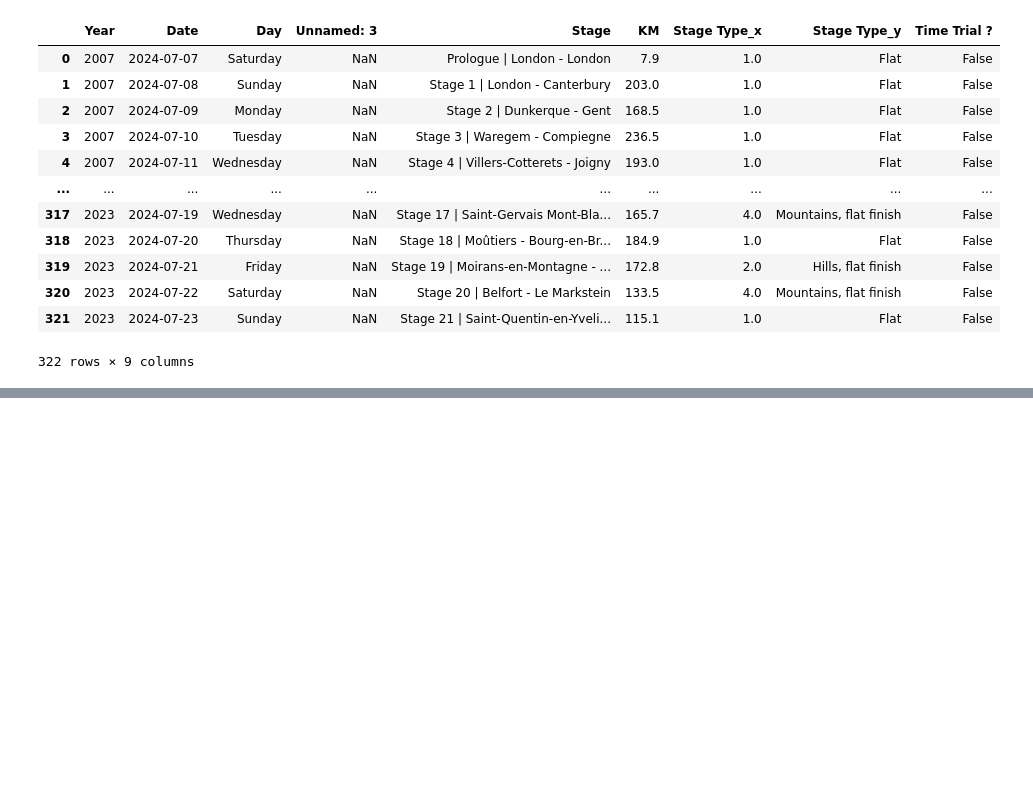
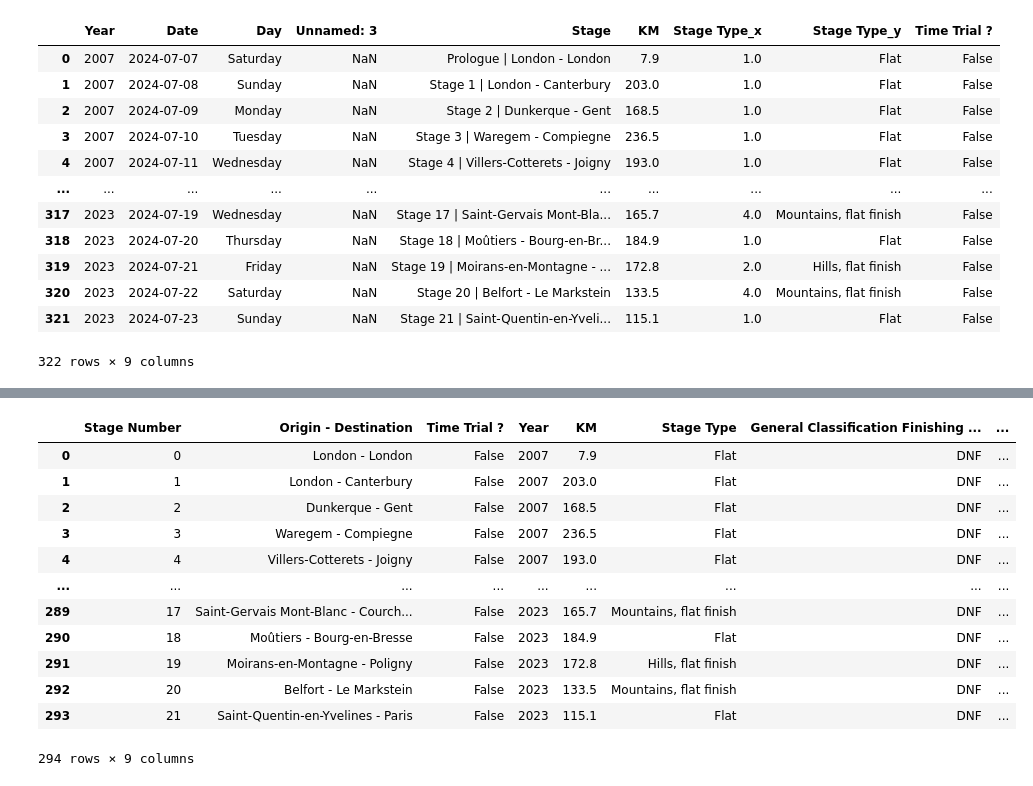
Before and after one commit to cuonglam0105/Preppin-Python, a Jupyter notebook: 2024_W27/2024W27_Solution.ipynb, the cells around one changed output, grey strips where cells are left out. Drawn from its saved outputs; the diff is of its cells as text; code cells hidden in the pictures; blank space fills up the shorter version.

```diff
--- a/2024_W27/2024W27_Solution.ipynb
+++ b/2024_W27/2024W27_Solution.ipynb
@@ -181,0 +296,9 @@ merged_df
+# %%
+# Filter the wins_df to include only 'Tour de France' records
+tour_de_france_wins_df = wins_df[wins_df['Race Name'] == 'Tour de France']
+
+# Extract year from 'Date' as 'Year'
+tour_de_france_wins_df['Year'] = tour_de_france_wins_df['Date'].dt.year
+# Keep only the necessary columns
+tour_de_france_wins_df = tour_de_france_wins_df[['Stage', 'Year']]
+tour_de_france_wins_df
@@ -181,0 +328,4 @@ merged_df
+# %%
+# Perform the join
+final_df = filtered_df.merge(tour_de_france_wins_df, left_on=['Stage Number', 'Year'], right_on=['Stage', 'Year'], how='left')
+final_df
@@ -181,0 +346,4 @@ merged_df
+# %%
+# Rename 'Stage Type_y' to 'Stage Type'
+final_df.rename(columns={'Stage Type_y': 'Stage Type'}, inplace=True)
+final_df
@@ -181,0 +364,5 @@ merged_df
+# %%
+tour_de_france_starts_df = tour_starts_df[tour_starts_df['Grand tour'] == 'Tour de France']
+tour_de_france_starts_df.rename(columns={'GC': 'General Classification Finishing Position', 'Points': 'Points Finishing Position'}, inplace=True)
+tour_de_france_starts_df = tour_de_france_starts_df[['Season', 'General Classification Finishing Position', 'Points Finishing Position']]
+tour_de_france_starts_df
@@ -181,0 +389,27 @@ merged_df
+# %%
+# Perform the join
+final_df = final_df.merge(tour_de_france_starts_df, left_on='Year', right_on='Season', how='inner')
+
+# Drop the redundant 'Season' column
+final_df.drop(columns=['Season'], inplace=True)
+# Create 'Stages Won?' field
+final_df['Stages Won?'] = final_df['Stage'].apply(lambda x: 'Yes' if pd.notnull(x) else None)
+# Drop the redundant 'Stage' column
+final_df.drop(columns=['Stage'], inplace=True)
+
+output = final_df
+output
+# %% [output]
+|  | Stage Number | Origin - Destination | Time Trial ? | Year | KM | Stage Type | General Classification Finishing ... | ... |
+| 0 | 0 | London - London | False | 2007 | 7.9 | Flat | DNF | ... |
+| 1 | 1 | London - Canterbury | False | 2007 | 203.0 | Flat | DNF | ... |
+| 2 | 2 | Dunkerque - Gent | False | 2007 | 168.5 | Flat | DNF | ... |
+| 3 | 3 | Waregem - Compiegne | False | 2007 | 236.5 | Flat | DNF | ... |
+| 4 | 4 | Villers-Cotterets - Joigny | False | 2007 | 193.0 | Flat | DNF | ... |
+| ... | ... | ... | ... | ... | ... | ... | ... | ... |
+| 289 | 17 | Saint-Gervais Mont-Blanc - Courch... | False | 2023 | 165.7 | Mountains, flat finish | DNF | ... |
+| 290 | 18 | Moûtiers - Bourg-en-Bresse | False | 2023 | 184.9 | Flat | DNF | ... |
+| 291 | 19 | Moirans-en-Montagne - Poligny | False | 2023 | 172.8 | Hills, flat finish | DNF | ... |
+| 292 | 20 | Belfort - Le Markstein | False | 2023 | 133.5 | Mountains, flat finish | DNF | ... |
+| 293 | 21 | Saint-Quentin-en-Yvelines - Paris | False | 2023 | 115.1 | Flat | DNF | ... |
+294 rows × 9 columns
```
Also changed, not shown: parts of 8 cells of this notebook.
